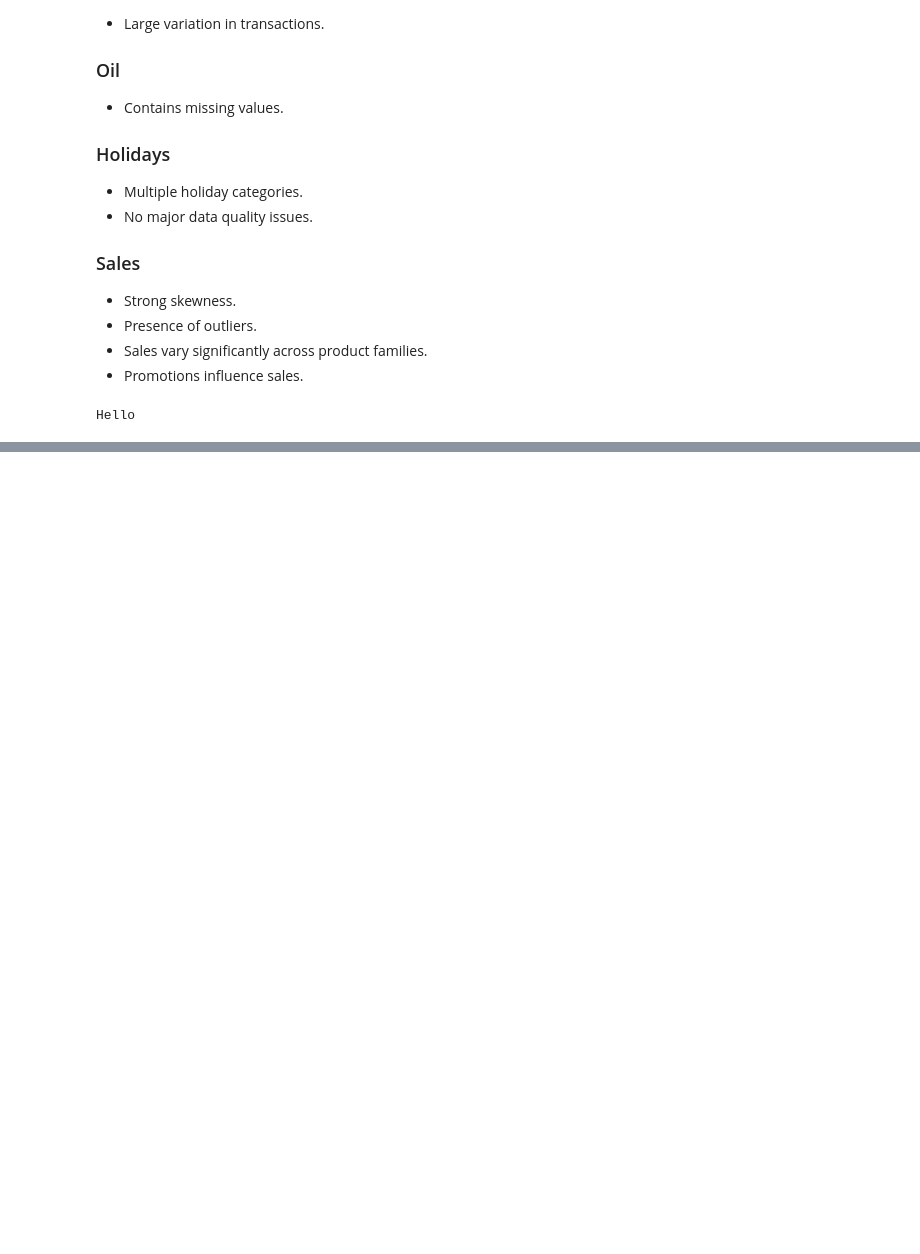
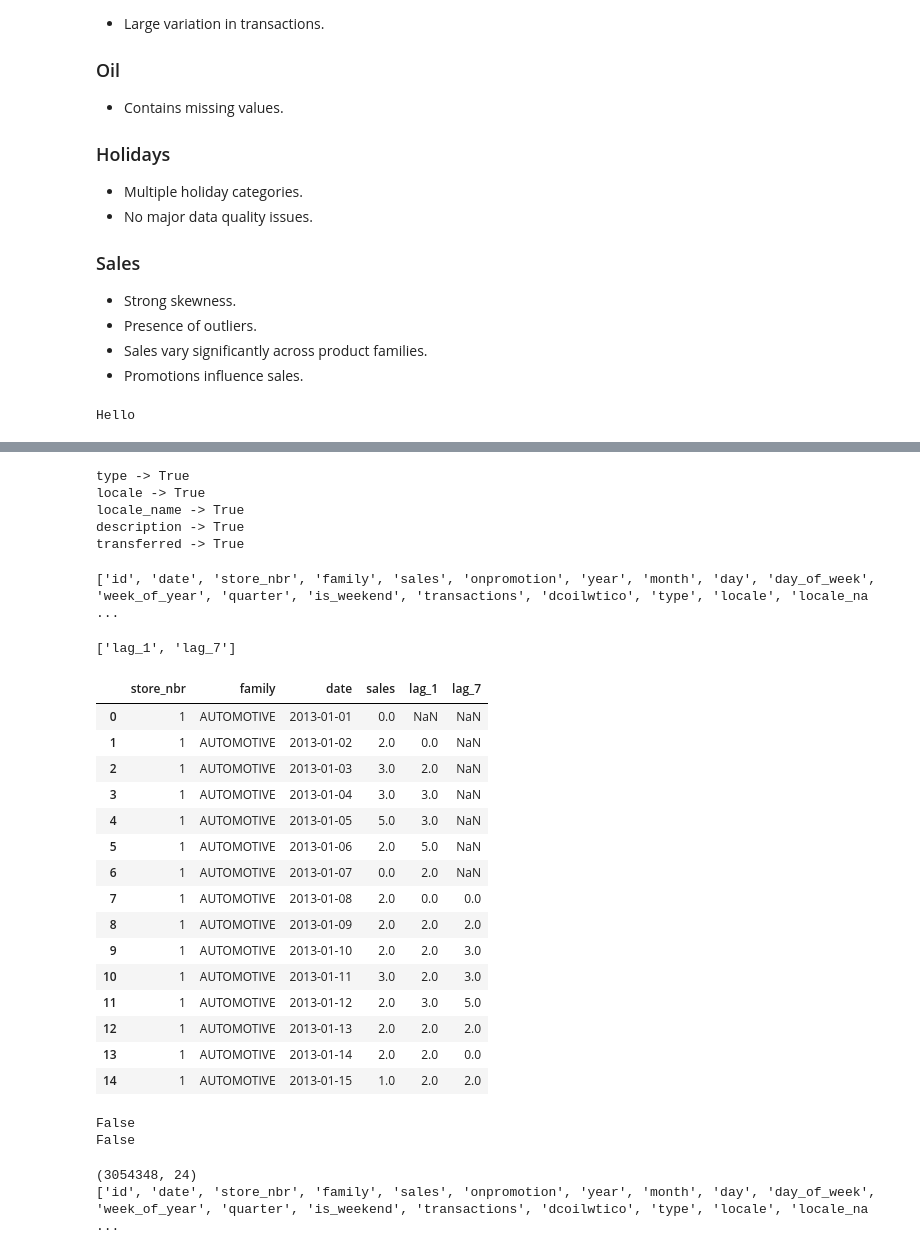
Before and after one commit to rahulydv31/Retail-Sales-Forecasting, a Jupyter notebook: notebooks/eda.ipynb, the cells around one changed output, grey strips where cells are left out. Drawn from its saved outputs; the diff is of its cells as text; code cells hidden in the pictures; blank space fills up the shorter version.

```diff
--- a/notebooks/eda.ipynb
+++ b/notebooks/eda.ipynb
@@ -571,0 +598,66 @@ print(featured.columns.tolist())
+# %%
+holiday_cols = [
+    "type",
+    "locale",
+    "locale_name",
+    "description",
+    "transferred",
+]
+
+for col in holiday_cols:
+    print(col, "->", col in featured.columns)
+# %% [output]
+type -> True
+locale -> True
+locale_name -> True
+description -> True
+transferred -> True
+# %%
+featured = pd.read_csv(
+    "../data/featured/featured_sales.csv",
+    nrows=20,
+)
+
+print(featured.columns.tolist())
+# %% [output]
+['id', 'date', 'store_nbr', 'family', 'sales', 'onpromotion', 'year', 'month', 'day', 'day_of_week', 'week_of_year', 'quarter', 'is_weekend', 'transactions', 'dcoilwtico', 'type', 'locale', 'locale_na ...
+# %%
+[col for col in featured.columns if "lag" in col]
+# %% [output]
+['lag_1', 'lag_7']
+# %%
+featured[["store_nbr", "family", "date", "sales", "lag_1", "lag_7"]].head(15)
+# %% [output]
+|  | store_nbr | family | date | sales | lag_1 | lag_7 |
+| 0 | 1 | AUTOMOTIVE | 2013-01-01 | 0.0 | NaN | NaN |
+| 1 | 1 | AUTOMOTIVE | 2013-01-02 | 2.0 | 0.0 | NaN |
+| 2 | 1 | AUTOMOTIVE | 2013-01-03 | 3.0 | 2.0 | NaN |
+| 3 | 1 | AUTOMOTIVE | 2013-01-04 | 3.0 | 3.0 | NaN |
+| 4 | 1 | AUTOMOTIVE | 2013-01-05 | 5.0 | 3.0 | NaN |
+| 5 | 1 | AUTOMOTIVE | 2013-01-06 | 2.0 | 5.0 | NaN |
+| 6 | 1 | AUTOMOTIVE | 2013-01-07 | 0.0 | 2.0 | NaN |
+| 7 | 1 | AUTOMOTIVE | 2013-01-08 | 2.0 | 0.0 | 0.0 |
+| 8 | 1 | AUTOMOTIVE | 2013-01-09 | 2.0 | 2.0 | 2.0 |
+| 9 | 1 | AUTOMOTIVE | 2013-01-10 | 2.0 | 2.0 | 3.0 |
+| 10 | 1 | AUTOMOTIVE | 2013-01-11 | 3.0 | 2.0 | 3.0 |
+| 11 | 1 | AUTOMOTIVE | 2013-01-12 | 2.0 | 3.0 | 5.0 |
+| 12 | 1 | AUTOMOTIVE | 2013-01-13 | 2.0 | 2.0 | 2.0 |
+| 13 | 1 | AUTOMOTIVE | 2013-01-14 | 2.0 | 2.0 | 0.0 |
+| 14 | 1 | AUTOMOTIVE | 2013-01-15 | 1.0 | 2.0 | 2.0 |
+# %%
+print("rolling_mean_7" in featured.columns)
+print("rolling_std_7" in featured.columns)
+# %% [output]
+False
+False
+# %%
+import pandas as pd
+
+featured = pd.read_csv("../data/featured/featured_sales.csv")
+
+print(featured.shape)
+
+print(featured.columns.tolist())
+# %% [output]
+(3054348, 24)
+['id', 'date', 'store_nbr', 'family', 'sales', 'onpromotion', 'year', 'month', 'day', 'day_of_week', 'week_of_year', 'quarter', 'is_weekend', 'transactions', 'dcoilwtico', 'type', 'locale', 'locale_na ...
```
Also changed, not shown: parts of 12 cells of this notebook, 1 other file.
